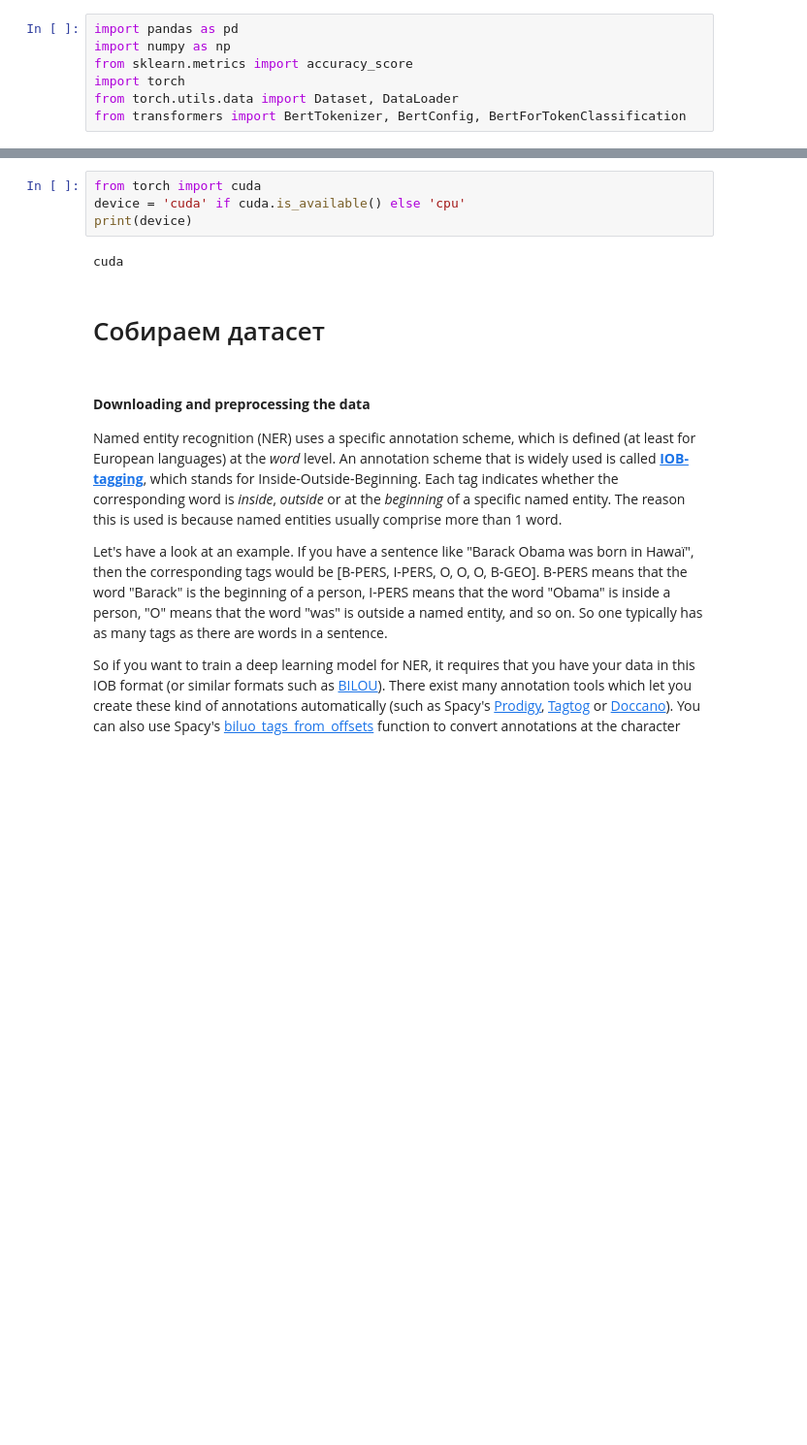
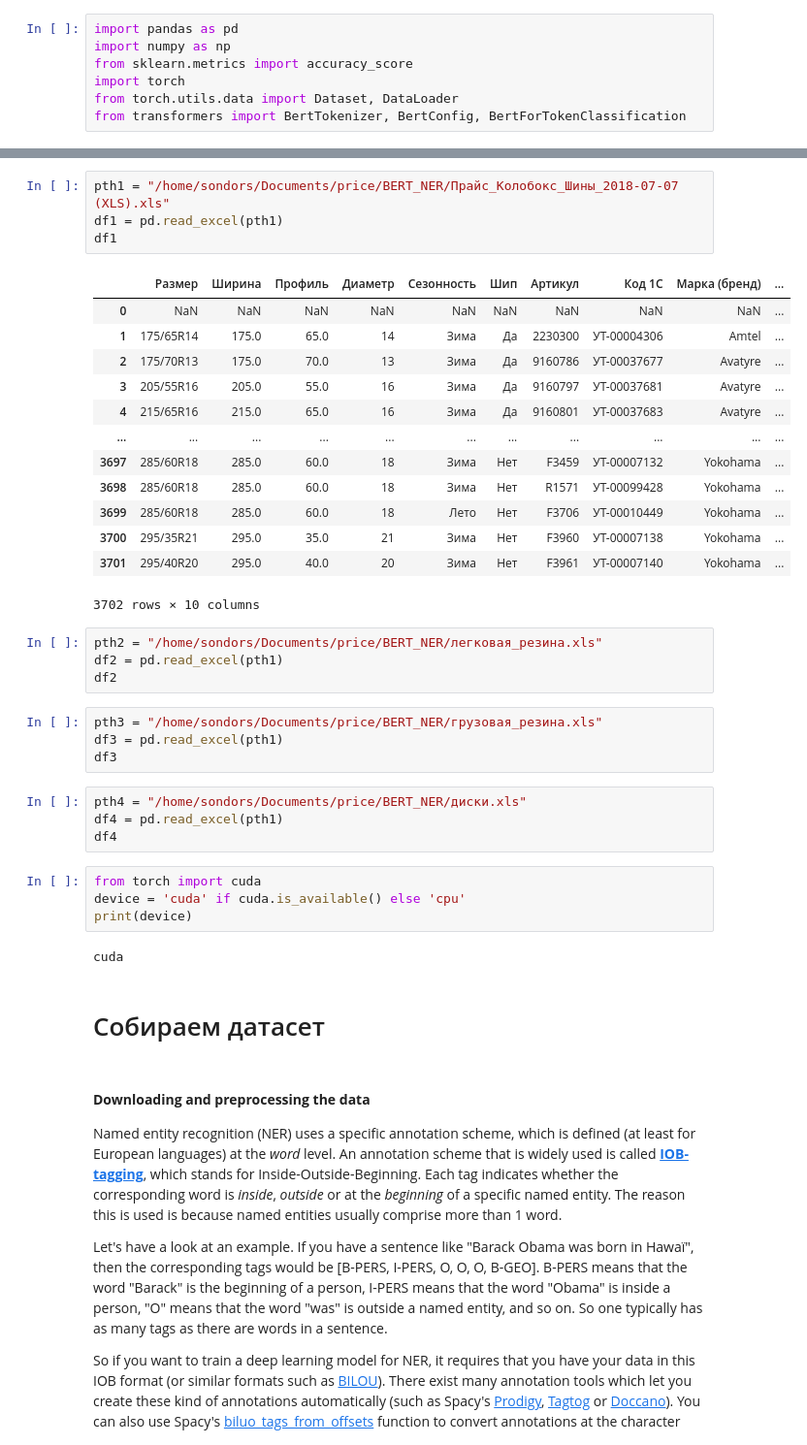
Before and after one commit to IgorSondors/BERT_NER, a Jupyter notebook: NER_BERT.ipynb, the cells around one changed output, grey strips where cells are left out. Shown: that part at 97% size. Cells and saved outputs as stored; diff of their text form; blank space fills up the shorter version.

```diff
--- a/NER_BERT.ipynb
+++ b/NER_BERT.ipynb
@@ -8,3 +62,33 @@ from transformers import BertTokenizer, BertConfig, BertForTokenClassification
+# %%
+pth1 = "/home/sondors/Documents/price/BERT_NER/Прайс_Колобокс_Шины_2018-07-07 (XLS).xls"
+df1 = pd.read_excel(pth1)
+df1
+# %% [output]
+|  | Размер | Ширина | Профиль | Диаметр | Сезонность | Шип | Артикул | Код 1С | Марка (бренд) | ... |
+| 0 | NaN | NaN | NaN | NaN | NaN | NaN | NaN | NaN | NaN | ... |
+| 1 | 175/65R14 | 175.0 | 65.0 | 14 | Зима | Да | 2230300 | УТ-00004306 | Amtel | ... |
+| 2 | 175/70R13 | 175.0 | 70.0 | 13 | Зима | Да | 9160786 | УТ-00037677 | Avatyre | ... |
+| 3 | 205/55R16 | 205.0 | 55.0 | 16 | Зима | Да | 9160797 | УТ-00037681 | Avatyre | ... |
+| 4 | 215/65R16 | 215.0 | 65.0 | 16 | Зима | Да | 9160801 | УТ-00037683 | Avatyre | ... |
+| ... | ... | ... | ... | ... | ... | ... | ... | ... | ... | ... |
+| 3697 | 285/60R18 | 285.0 | 60.0 | 18 | Зима | Нет | F3459 | УТ-00007132 | Yokohama | ... |
+| 3698 | 285/60R18 | 285.0 | 60.0 | 18 | Зима | Нет | R1571 | УТ-00099428 | Yokohama | ... |
+| 3699 | 285/60R18 | 285.0 | 60.0 | 18 | Лето | Нет | F3706 | УТ-00010449 | Yokohama | ... |
+| 3700 | 295/35R21 | 295.0 | 35.0 | 21 | Зима | Нет | F3960 | УТ-00007138 | Yokohama | ... |
+| 3701 | 295/40R20 | 295.0 | 40.0 | 20 | Зима | Нет | F3961 | УТ-00007140 | Yokohama | ... |
+3702 rows × 10 columns
+# %%
+pth2 = "/home/sondors/Documents/price/BERT_NER/легковая_резина.xls"
+df2 = pd.read_excel(pth1)
+df2
+# %%
+pth3 = "/home/sondors/Documents/price/BERT_NER/грузовая_резина.xls"
+df3 = pd.read_excel(pth1)
+df3
+# %%
+pth4 = "/home/sondors/Documents/price/BERT_NER/диски.xls"
+df4 = pd.read_excel(pth1)
+df4
 # %%
 from torch import cuda
 device = 'cuda' if cuda.is_available() else 'cpu'
```
Also changed, not shown: parts of 1 cell of this notebook, 2 other files.
